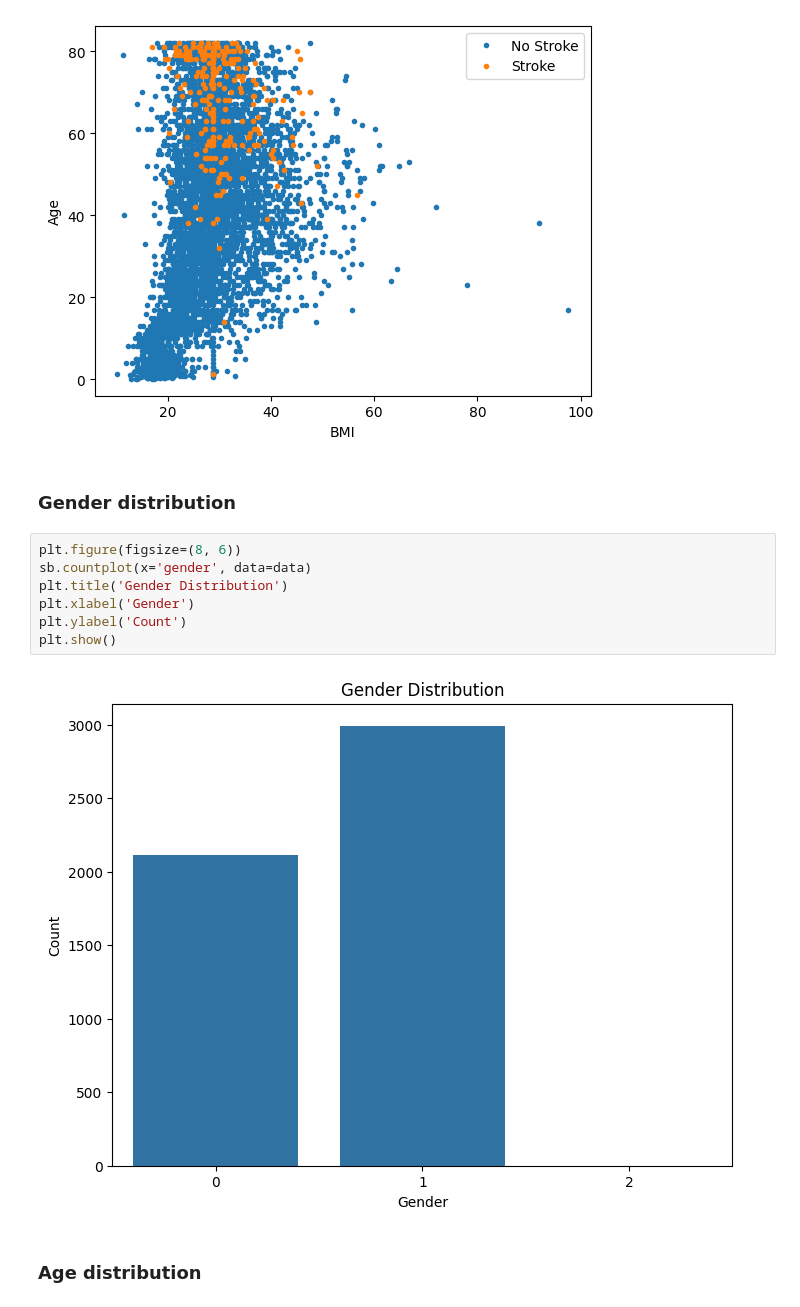
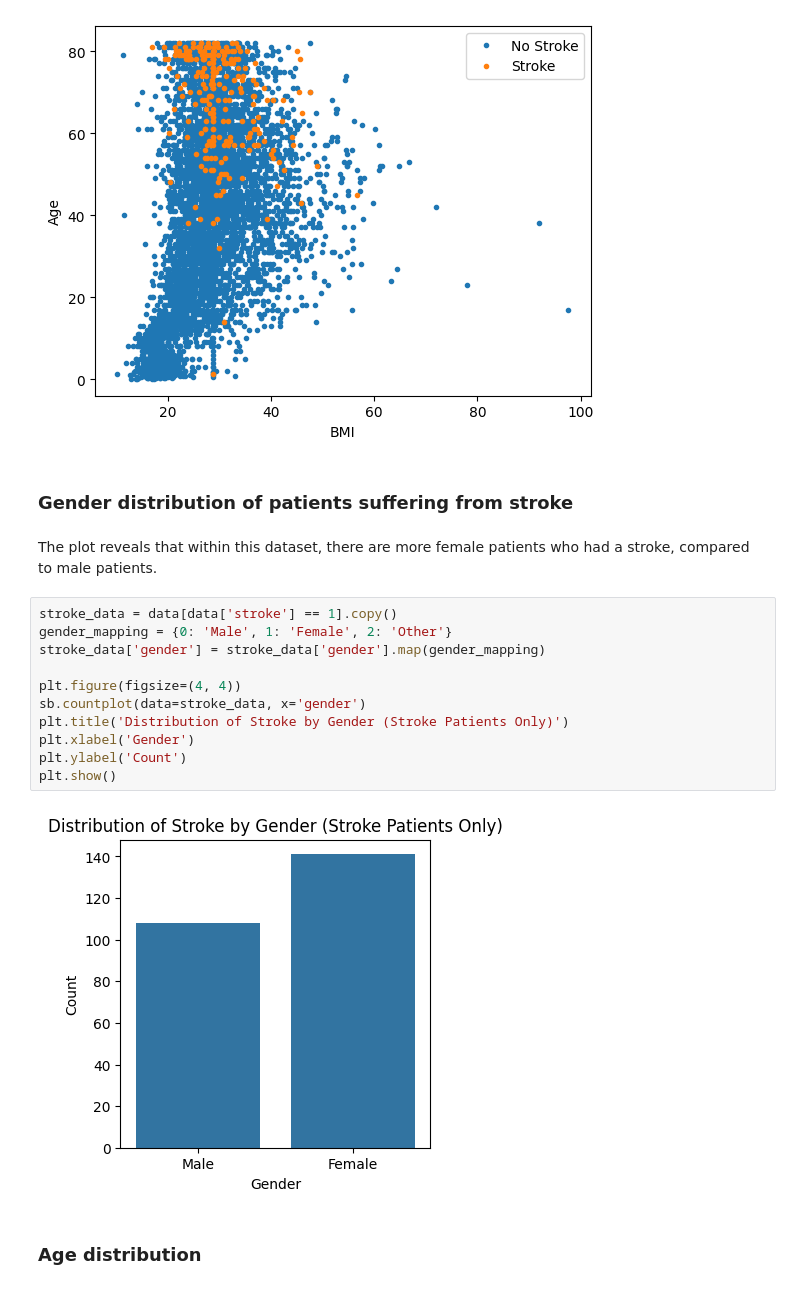
Before and after one commit to eomielan/manu465, a Jupyter notebook: assignments/assignment2/assignment2.ipynb, the cells around one changed output. Cells and saved outputs as stored; diff of their text form.

Commit message:
Added interpretations of plots

```diff
--- a/assignments/assignment2/assignment2.ipynb
+++ b/assignments/assignment2/assignment2.ipynb
@@ -223,15 +237,22 @@ plot_scatter_with_labels(data['bmi'], data['age'], data['stroke'])
 # %% [output]
 [figure]
 # %% [markdown]
-### Gender distribution
+### Gender distribution of patients suffering from stroke
+# %% [markdown]
+The plot reveals that within this dataset, there are more female patients who had a stroke,
+compared to male patients.
 # %%
-plt.figure(figsize=(8, 6))
-sb.countplot(x='gender', data=data)
-plt.title('Gender Distribution')
+stroke_data = data[data['stroke'] == 1].copy()
+gender_mapping = {0: 'Male', 1: 'Female', 2: 'Other'}
+stroke_data['gender'] = stroke_data['gender'].map(gender_mapping)
+
+plt.figure(figsize=(4, 4))
+sb.countplot(data=stroke_data, x='gender')
+plt.title('Distribution of Stroke by Gender (Stroke Patients Only)')
 plt.xlabel('Gender')
 plt.ylabel('Count')
 plt.show()
 # %% [output]
-[figure, old version]
+[figure, new version]
 # %% [markdown]
 ### Age distribution
```
Also changed, not shown: parts of 23 cells of this notebook.
